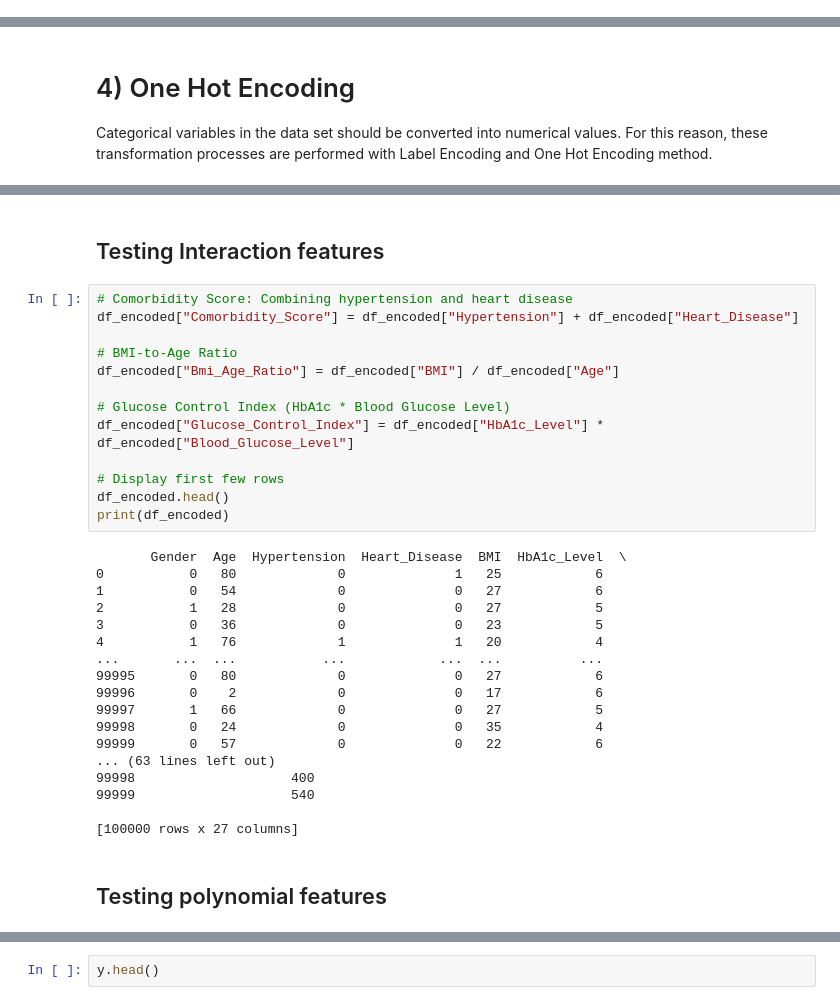
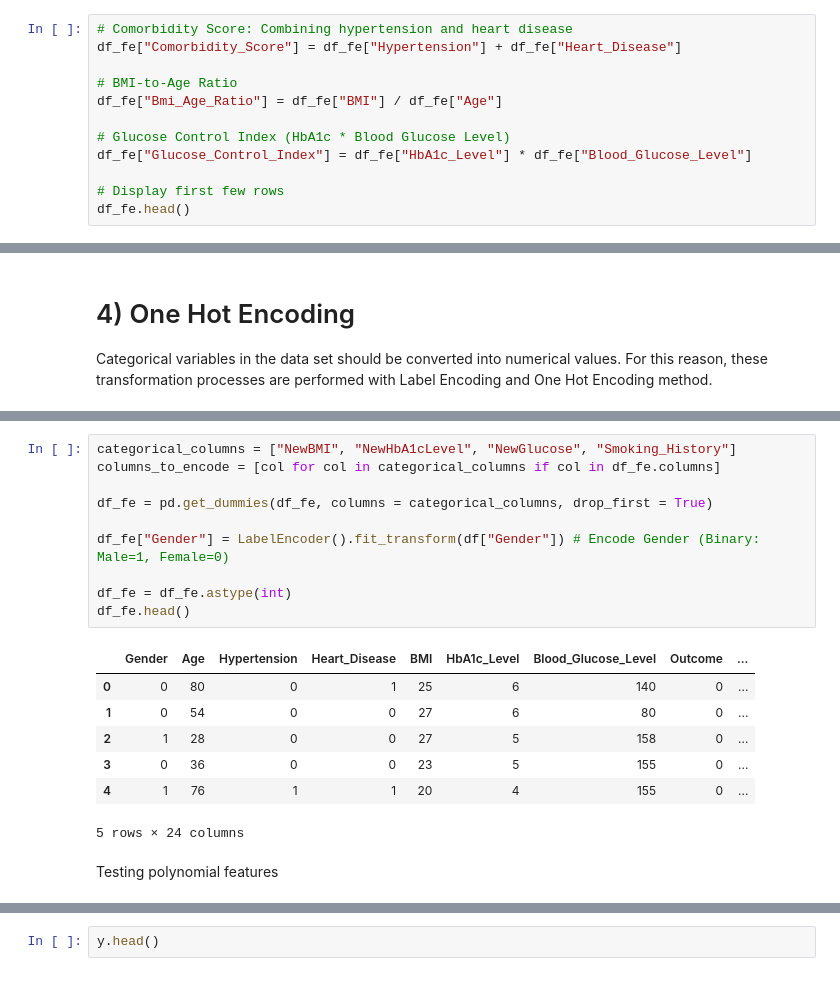
Before and after one commit to tehhanyi/INF2008-Machine-Learning-Project, a Jupyter notebook: Diabetes_Prediction_Edited.ipynb, the cells around one changed output, grey strips where cells are left out. Cells and saved outputs as stored; diff of their text form.

```diff
--- a/Diabetes_Prediction_Edited.ipynb
+++ b/Diabetes_Prediction_Edited.ipynb
@@ -349,0 +332,12 @@ Index(['Gender', 'Age', 'Hypertension', 'Heart_Disease', 'BMI', 'HbA1c_Level',
+# %%
+# Comorbidity Score: Combining hypertension and heart disease
+df_fe["Comorbidity_Score"] = df_fe["Hypertension"] + df_fe["Heart_Disease"]
+
+# BMI-to-Age Ratio
+df_fe["Bmi_Age_Ratio"] = df_fe["BMI"] / df_fe["Age"]
+
+# Glucose Control Index (HbA1c * Blood Glucose Level)
+df_fe["Glucose_Control_Index"] = df_fe["HbA1c_Level"] * df_fe["Blood_Glucose_Level"]
+
+# Display first few rows
+df_fe.head()
@@ -387,38 +355,23 @@ print(df_encoded)
-# %% [markdown]
-## Testing Interaction features
-# %%
-# Comorbidity Score: Combining hypertension and heart disease
-df_encoded["Comorbidity_Score"] = df_encoded["Hypertension"] + df_encoded["Heart_Disease"]
-
-# BMI-to-Age Ratio
-df_encoded["Bmi_Age_Ratio"] = df_encoded["BMI"] / df_encoded["Age"]
-
-# Glucose Control Index (HbA1c * Blood Glucose Level)
-df_encoded["Glucose_Control_Index"] = df_encoded["HbA1c_Level"] * df_encoded["Blood_Glucose_Level"]
-
-# Display first few rows
-df_encoded.head()
-print(df_encoded)
-# %% [output]
-       Gender  Age  Hypertension  Heart_Disease  BMI  HbA1c_Level  \
-0           0   80             0              1   25            6
-1           0   54             0              0   27            6
-2           1   28             0              0   27            5
-3           0   36             0              0   23            5
-4           1   76             1              1   20            4
-...       ...  ...           ...            ...  ...          ...
-99995       0   80             0              0   27            6
-99996       0    2             0              0   17            6
-99997       1   66             0              0   27            5
-99998       0   24             0              0   35            4
-99999       0   57             0              0   22            6
-... (63 lines left out)
-99998                    400
-99999                    540
-
-[100000 rows x 27 columns]
+# %%
+categorical_columns = ["NewBMI", "NewHbA1cLevel", "NewGlucose", "Smoking_History"]
+columns_to_encode = [col for col in categorical_columns if col in df_fe.columns]
+
+df_fe = pd.get_dummies(df_fe, columns = categorical_columns, drop_first = True)
+
+df_fe["Gender"] = LabelEncoder().fit_transform(df["Gender"]) # Encode Gender (Binary: Male=1, Female=0)
+
+df_fe = df_fe.astype(int)
+df_fe.head()
+# %% [output]
+|  | Gender | Age | Hypertension | Heart_Disease | BMI | HbA1c_Level | Blood_Glucose_Level | Outcome | ... |
+| 0 | 0 | 80 | 0 | 1 | 25 | 6 | 140 | 0 | ... |
+| 1 | 0 | 54 | 0 | 0 | 27 | 6 | 80 | 0 | ... |
+| 2 | 1 | 28 | 0 | 0 | 27 | 5 | 158 | 0 | ... |
+| 3 | 0 | 36 | 0 | 0 | 23 | 5 | 155 | 0 | ... |
+| 4 | 1 | 76 | 1 | 1 | 20 | 4 | 155 | 0 | ... |
+5 rows × 24 columns
 # %% [markdown]
-## Testing polynomial features
+Testing polynomial features
 # %%
 # Select features for polynomial transformation
 poly_features = ["Age", "BMI", "HbA1c_Level", "Blood_Glucose_Level"]
```
Also changed, not shown: parts of 31 cells of this notebook.
